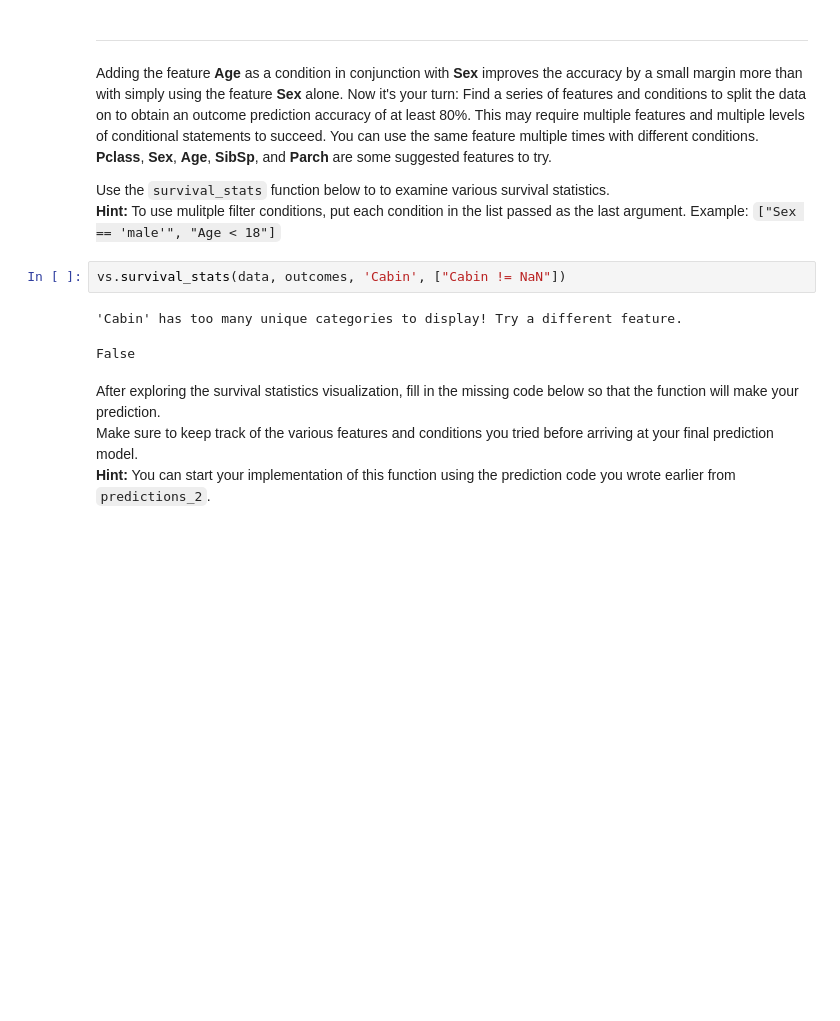
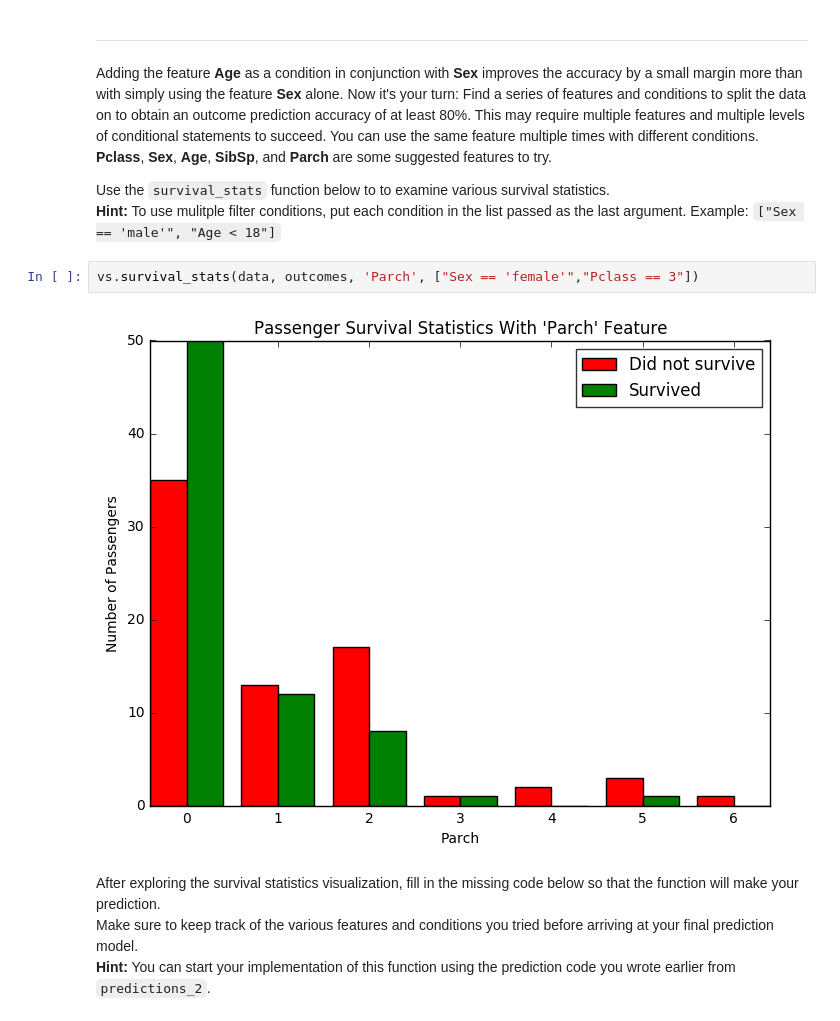
Before and after one commit to highkay/machine-learning, a Jupyter notebook: projects/titanic_survival_exploration/titanic_survival_exploration.ipynb, the cells around one changed output. Cells and saved outputs as stored; diff of their text form; blank space fills up the shorter version.

```diff
--- a/projects/titanic_survival_exploration/titanic_survival_exploration.ipynb
+++ b/projects/titanic_survival_exploration/titanic_survival_exploration.ipynb
@@ -236,10 +236,9 @@ Adding the feature **Age** as a condition in conjunction with **Sex** improves t
 Use the `survival_stats` function below to to examine various survival statistics.
 **Hint:** To use mulitple filter conditions, put each condition in the list passed as the last argument. Example: `["Sex == 'male'", "Age < 18"]`
 # %%
-vs.survival_stats(data, outcomes, 'Cabin', ["Cabin != NaN"])
+vs.survival_stats(data, outcomes, 'Parch', ["Sex == 'female'","Pclass == 3"])
 # %% [output]
-'Cabin' has too many unique categories to display! Try a different feature.
-False
+[figure, added]
 # %% [markdown]
 After exploring the survival statistics visualization, fill in the missing code below so that the function will make your prediction.
 Make sure to keep track of the various features and conditions you tried before arriving at your final prediction model.
```
Also changed, not shown: parts of 7 cells of this notebook.
